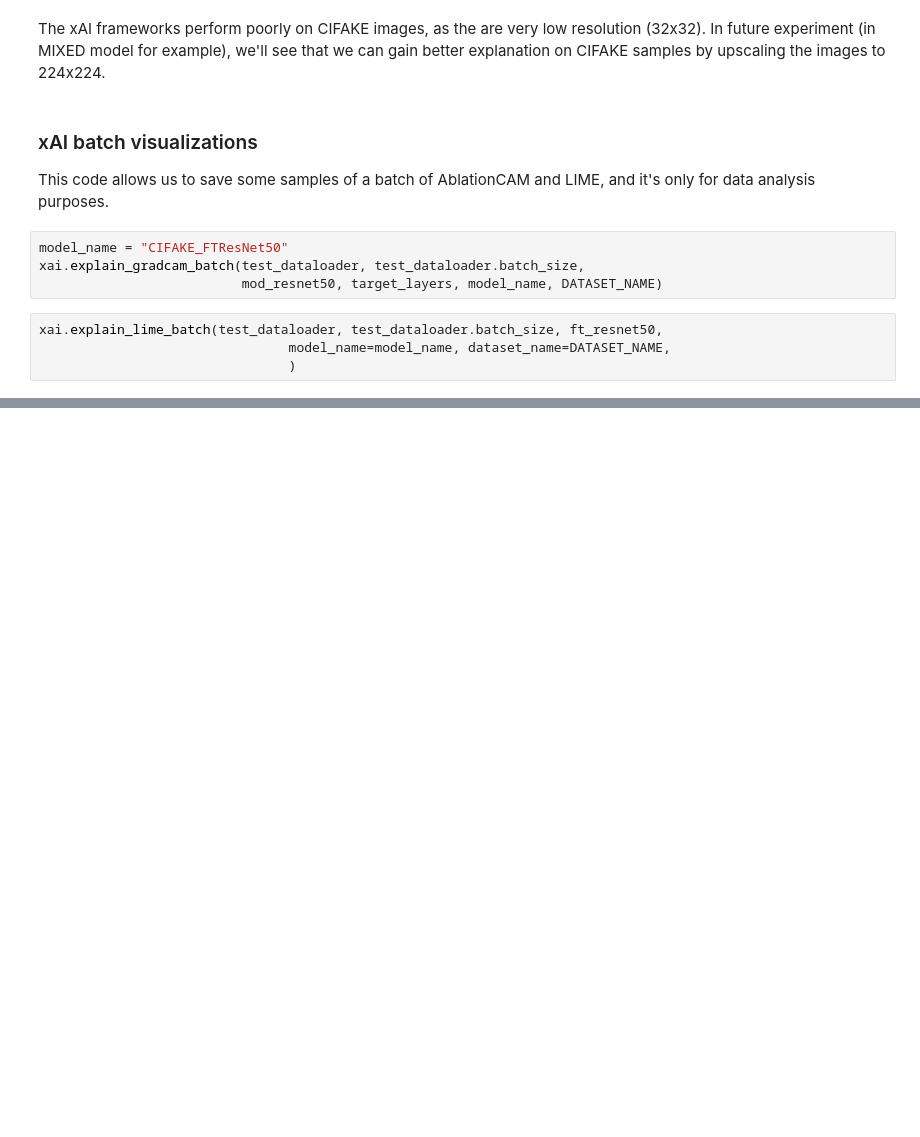
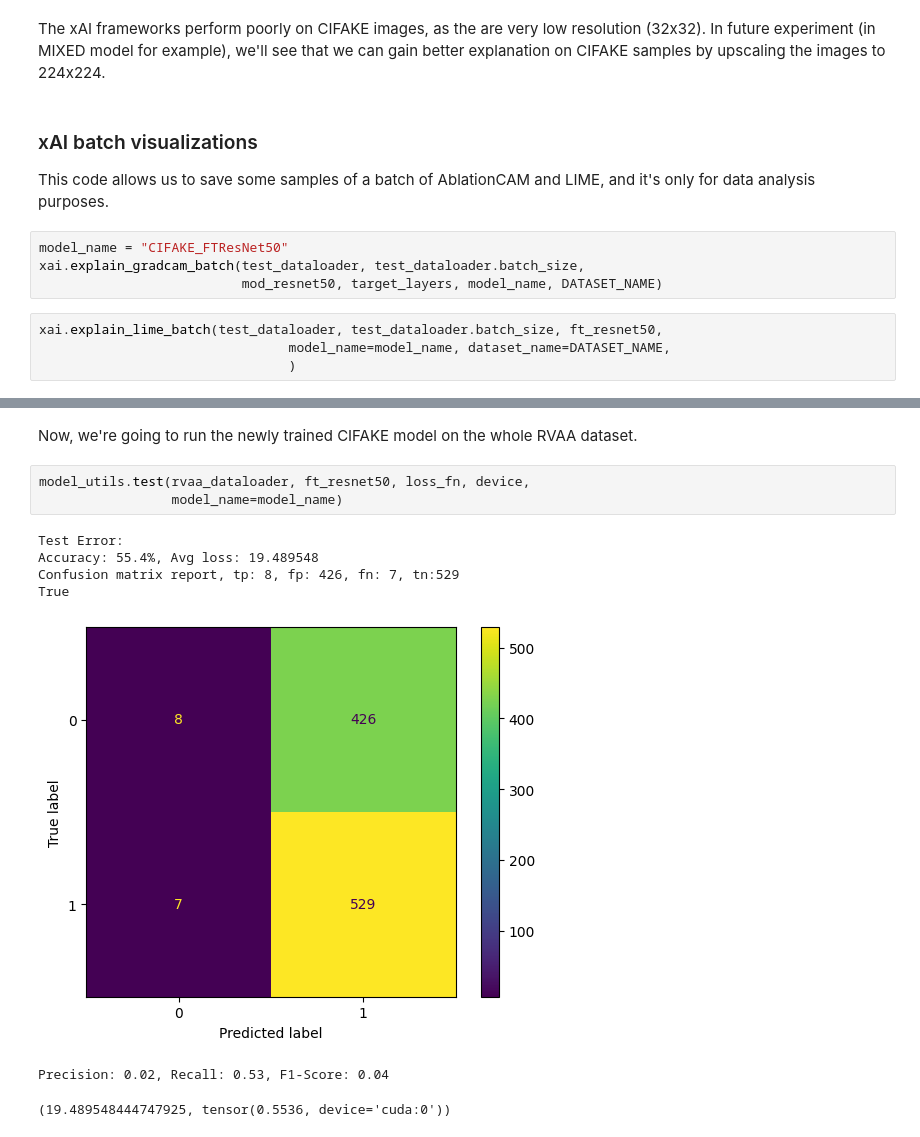
Before and after one commit to AngeloGalav/gauntlet, a Jupyter notebook: CIFAKE.ipynb, the cells around one changed output, grey strips where cells are left out. Drawn from its saved outputs; the diff is of its cells as text; blank space fills up the shorter version.

```diff
--- a/CIFAKE.ipynb
+++ b/CIFAKE.ipynb
@@ -422,0 +537,13 @@ xai.explain_lime_batch(test_dataloader, test_dataloader.batch_size, ft_resnet50,
+# %% [markdown]
+Now, we're going to run the newly trained CIFAKE model on the whole RVAA dataset.
+# %%
+model_utils.test(rvaa_dataloader, ft_resnet50, loss_fn, device,
+                 model_name=model_name)
+# %% [output]
+Test Error:
+Accuracy: 55.4%, Avg loss: 19.489548
+Confusion matrix report, tp: 8, fp: 426, fn: 7, tn:529
+True
+[figure, added]
+Precision: 0.02, Recall: 0.53, F1-Score: 0.04
+(19.489548444747925, tensor(0.5536, device='cuda:0'))
```
Also changed, not shown: parts of 10 cells of this notebook, 1 other file.
